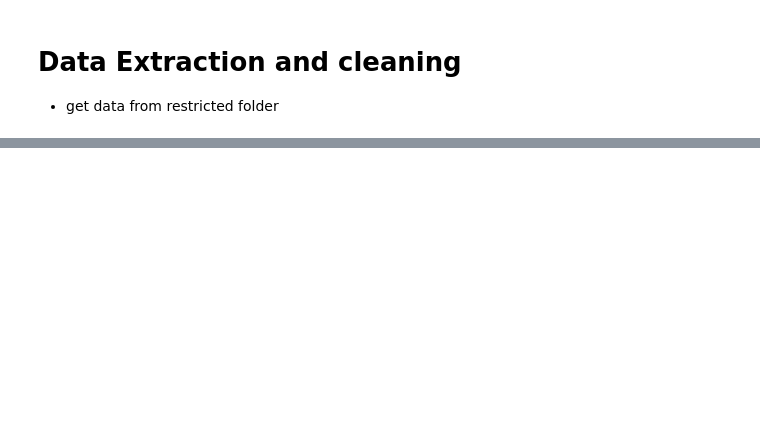
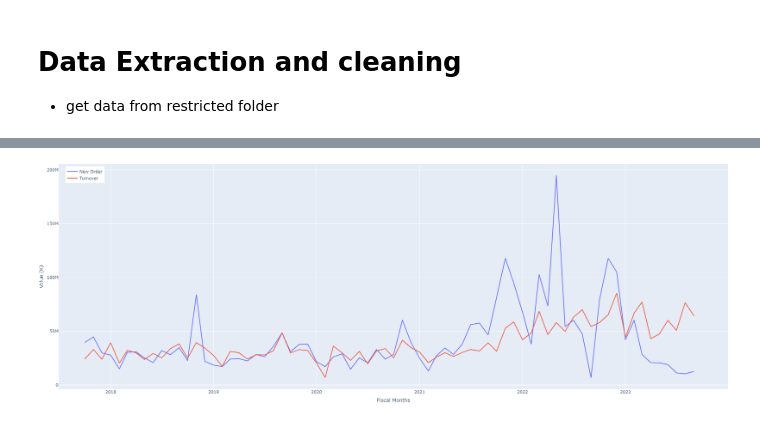
Before and after one commit to Nyahua/ruc, a Jupyter notebook: time_series/homework/00-data_Extraction.ipynb, the cells around one changed output, grey strips where cells are left out. Drawn from its saved outputs; the diff is of its cells as text; code cells hidden in the pictures; blank space fills up the shorter version.

```diff
--- a/time_series/homework/00-data_Extraction.ipynb
+++ b/time_series/homework/00-data_Extraction.ipynb
@@ -45,0 +64,6 @@ df
+# %%
+ts['BuyerType'] = 'Dealer'
+ts.loc[ts.SoldToPartyCustomerType.astype(str).str.contains('End'), 'BuyerType'] = 'End-User'
+ts.loc[ts.SoldToPartyCustomerType.astype(str).str.contains('OEM'), 'BuyerType'] = 'OME'
+
+ts.groupby(['index', 'BuyerType'])['OR'].sum()/1e6
@@ -45,0 +91,17 @@ df
+# %%
+lab_cols = ['AKZ', 'Territory', 'VBEZ', 'GBK', 'CustomerChineseName', 'AssignedCustomerName']
+for col in lab_cols:
+    ts[col] = label_encoder.fit_transform(ts[col])
+    ts[col] = ts[col].apply(lambda x: col[:3].upper()+f"{x:08}")
+# %%
+ts.rename(columns={
+    'index':'FiscalYear',
+    'AKZ':'OrderNum',
+    'GBK':'ProductLine',
+    'VBEZ':'Sales',
+    'CustomerChineseName':'Buyer',
+    'AssignedCustomerName':'AssignedCustomer',
+    }, inplace=True)
+
+ts[['year', 'week', 'day']] = ts['PostDate'].dt.isocalendar()
+ts['month'] = ts['PostDate'].dt.strftime('%Y-%m')
@@ -45,0 +124,19 @@ df
+# %%
+import plotly.graph_objects as go
+
+order = ts.groupby('month')['OR'].sum()
+turnover = ts.groupby('month')['TO'].sum()
+
+plot_order = go.Scatter(x=order.index, y=order, mode='lines', name='New Order')
+plot_turnover = go.Scatter(x=turnover.index, y=turnover, mode='lines', name='Turnover')
+
+fig = go.Figure([plot_order, plot_turnover])
+fig.update_layout(
+    height=680, margin={'t':0, 'b':0, 'l':0, 'r':0},
+    xaxis=dict(title="Fiscal Months", dtick='M12', range=['2017-07-01','2023-12-31']),
+    yaxis=dict(title="Value (K)"),
+    legend=dict(x=0.01, y=0.99)
+)
+fig.show()
+# %% [output]
+[figure, added]
```
Also changed, not shown: parts of 6 cells of this notebook, 3 other files.
